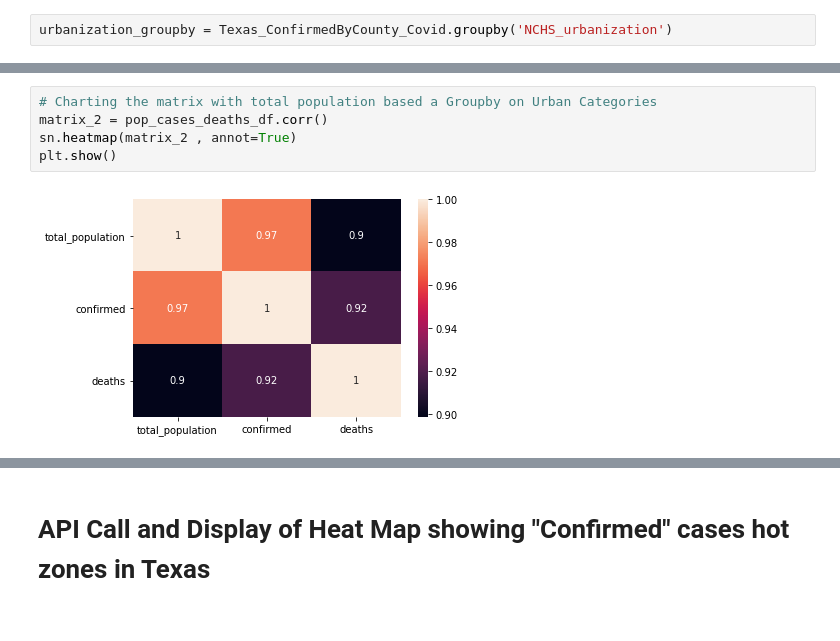
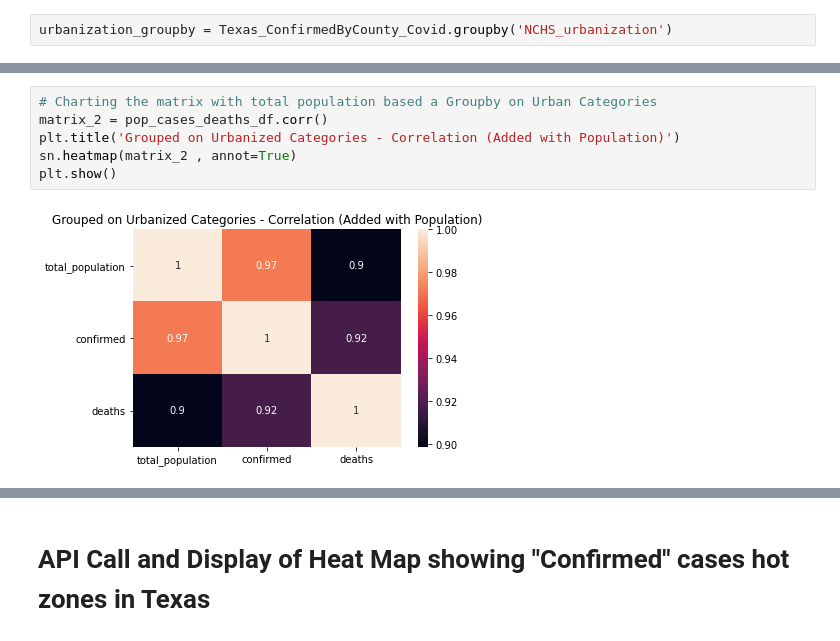
Before and after one commit to inkosi-codes/Covid-19-and-Low-Income-Communities, a Jupyter notebook: src/New_Covid_and_low_income_communities.ipynb, the cells around one changed output, grey strips where cells are left out. Drawn from its saved outputs; the diff is of its cells as text.

```diff
--- a/src/New_Covid_and_low_income_communities.ipynb
+++ b/src/New_Covid_and_low_income_communities.ipynb
@@ -577,10 +611,11 @@ pop_cases_deaths_df.corr()
 # %%
 # Charting the matrix with total population based a Groupby on Urban Categories
 matrix_2 = pop_cases_deaths_df.corr()
+plt.title('Grouped on Urbanized Categories - Correlation (Added with Population)')
 sn.heatmap(matrix_2 , annot=True)
 plt.show()
 # %% [output]
-[figure, old version]
+[figure, new version]
 # %%
 Texas_ConfirmedByCounty_Covid.head()
 # %% [output]
```
Also changed, not shown: parts of 21 cells of this notebook, 5 other files.
